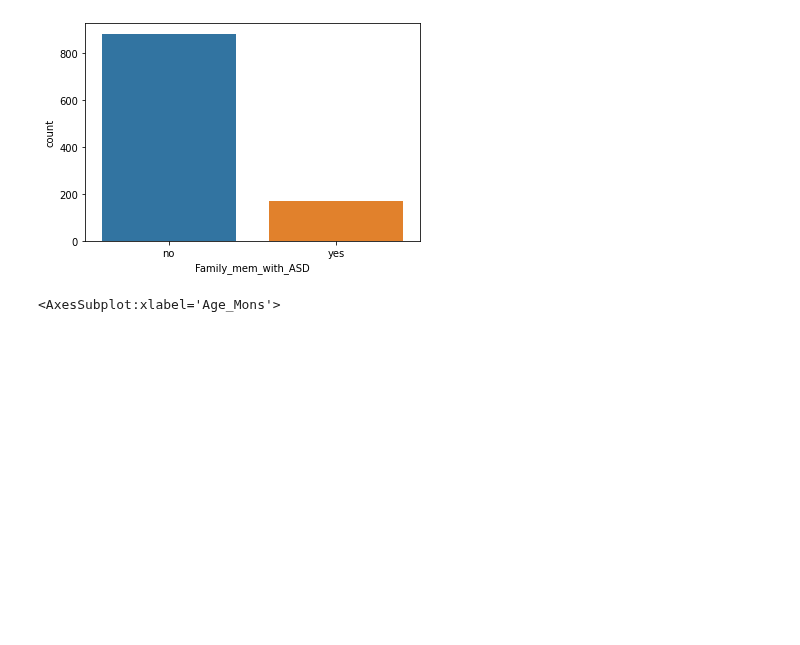
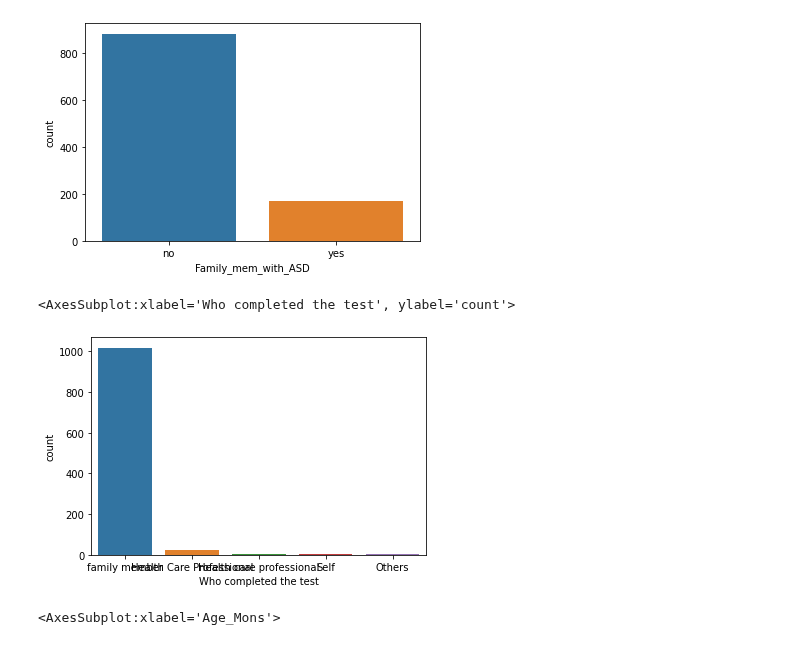
Before and after one commit to Payelban2022/A-study-on-autism, a Jupyter notebook: Autism study on toddlers.ipynb, the cells around one changed output. Saved outputs shown, nothing was run; the diff lists cells and outputs as text; code cells hidden in the pictures; blank space fills up the shorter version.

```diff
--- a/Autism study on toddlers.ipynb
+++ b/Autism study on toddlers.ipynb
@@ -150,6 +150,11 @@ sns.countplot(x='Family_mem_with_ASD' , data=df)
 # %% [output]
 <AxesSubplot:xlabel='Family_mem_with_ASD', ylabel='count'>
 [figure]
+# %%
+sns.countplot(x='Who completed the test' , data=df)
+# %% [output]
+<AxesSubplot:xlabel='Who completed the test', ylabel='count'>
+[figure, added]
 # %%
 df.groupby(['Age_Mons']).sum().plot(kind='line',y='Qchat-10-Score')
 # %% [output]
```
Also changed, not shown: parts of 3 cells of this notebook.
